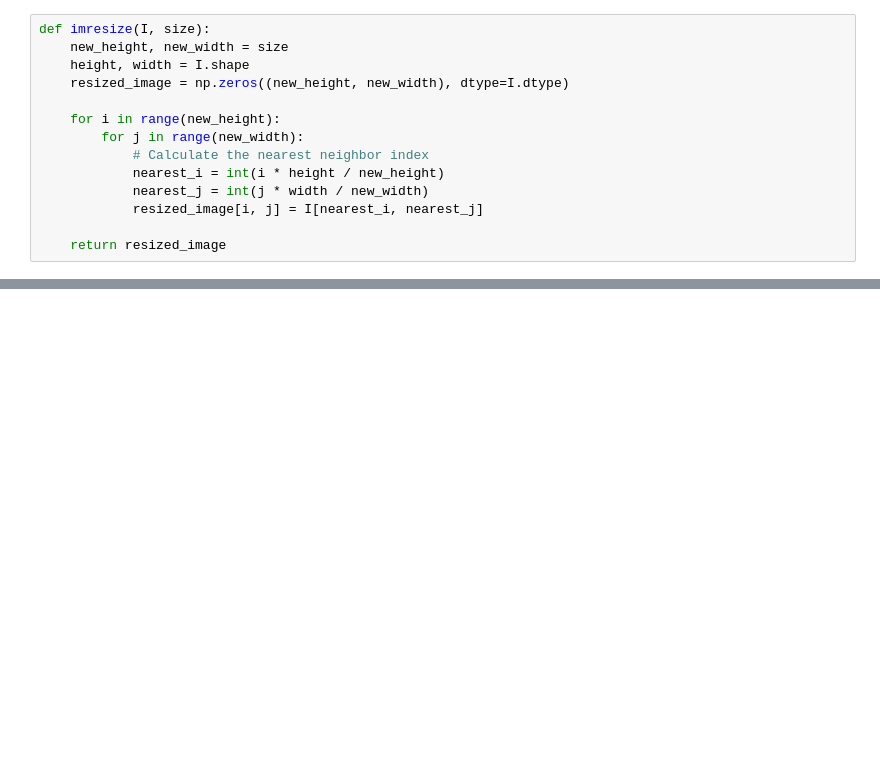
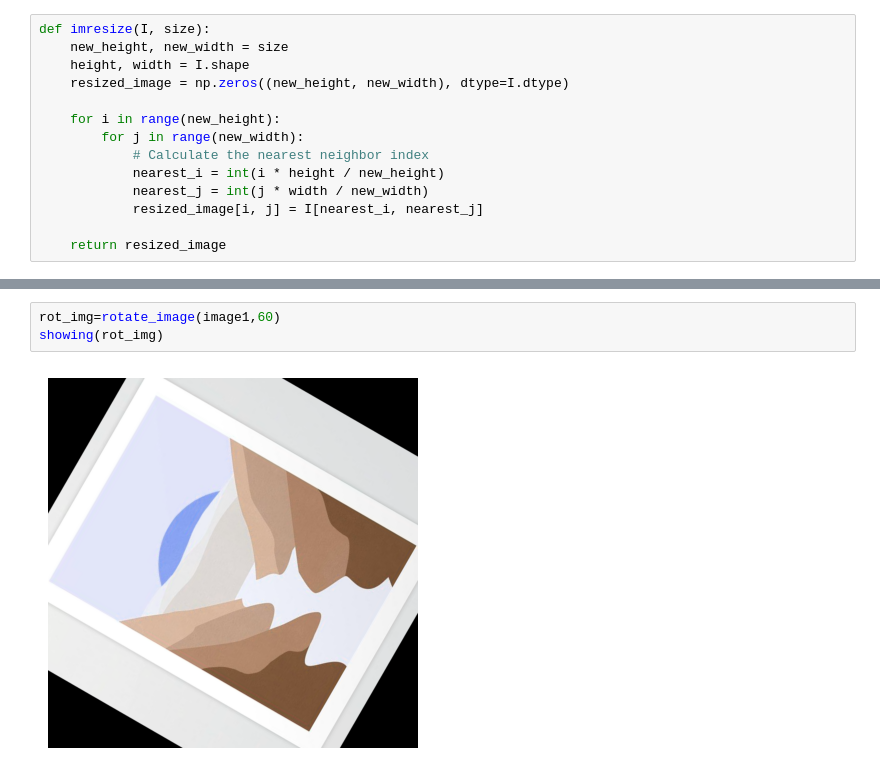
Before and after one commit to SalindaHulangamuwa/Open-CV-basic-functions-, a Jupyter notebook: opencv-basic.ipynb, the cells around one changed output, grey strips where cells are left out. Drawn from its saved outputs; the diff is of its cells as text; blank space fills up the shorter version.

```diff
--- a/opencv-basic.ipynb
+++ b/opencv-basic.ipynb
@@ -187,0 +228,5 @@ showing(reim)
+# %%
+rot_img=rotate_image(image1,60)
+showing(rot_img)
+# %% [output]
+[figure, added]
```
Also changed, not shown: parts of 27 cells of this notebook.
